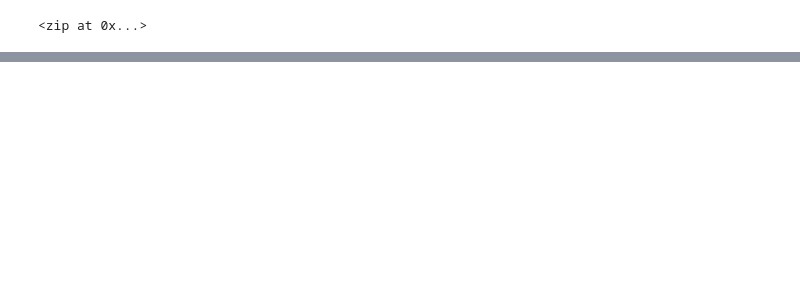
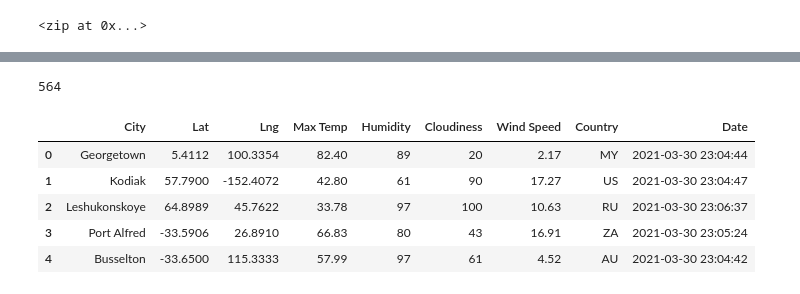
Before and after one commit to Vignesh-Bala11/World_Weather_Analysis, a Jupyter notebook: WeatherPy.ipynb, the cells around one changed output, grey strips where cells are left out. Drawn from its saved outputs; the diff is of its cells as text; code cells hidden in the pictures; blank space fills up the shorter version.

Commit message:
Converted JSON file into dataframe

```diff
--- a/WeatherPy.ipynb
+++ b/WeatherPy.ipynb
@@ -7,0 +9,5 @@ from citipy import citipy
+# %%
+#from config import weather_api_key
+weather_api_key = "fae543a187910989cb0078c9c9ab572c"
+url = "http://api.openweathermap.org/data/2.5/weather?units=Imperial&APPID=" + weather_api_key
+print(url)
@@ -51,0 +139,14 @@ len(cities)
+# %%
+len(city_data)
+# %% [output]
+564
+# %%
+df = pd.DataFrame(city_data)
+df.head()
+# %% [output]
+|  | City | Lat | Lng | Max Temp | Humidity | Cloudiness | Wind Speed | Country | Date |
+| 0 | Georgetown | 5.4112 | 100.3354 | 82.40 | 89 | 20 | 2.17 | MY | 2021-03-30 23:04:44 |
+| 1 | Kodiak | 57.7900 | -152.4072 | 42.80 | 61 | 90 | 17.27 | US | 2021-03-30 23:04:47 |
+| 2 | Leshukonskoye | 64.8989 | 45.7622 | 33.78 | 97 | 100 | 10.63 | RU | 2021-03-30 23:06:37 |
+| 3 | Port Alfred | -33.5906 | 26.8910 | 66.83 | 80 | 43 | 16.91 | ZA | 2021-03-30 23:05:24 |
+| 4 | Busselton | -33.6500 | 115.3333 | 57.99 | 97 | 61 | 4.52 | AU | 2021-03-30 23:04:42 |
```
Also changed, not shown: parts of 8 cells of this notebook, 2 other files.
